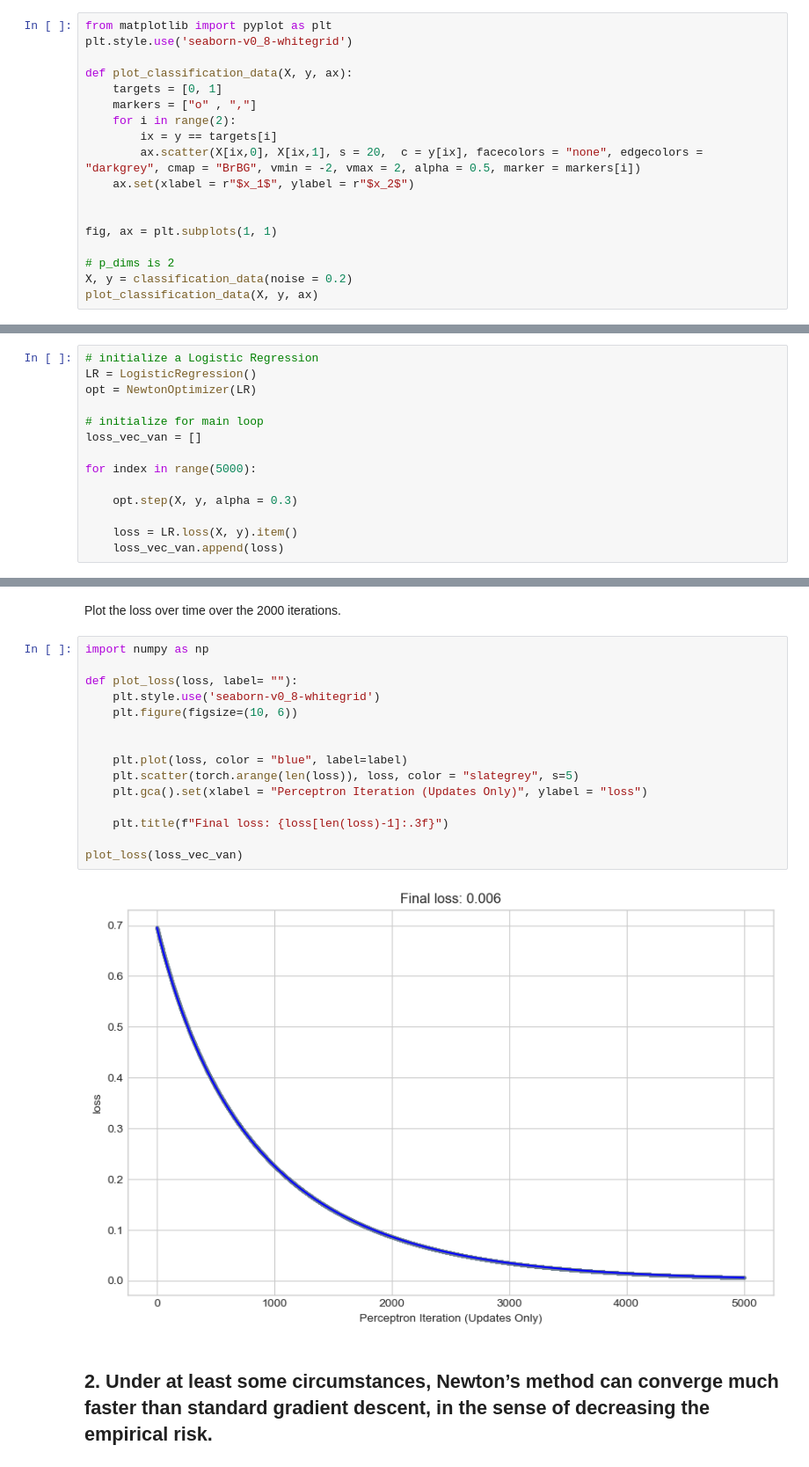
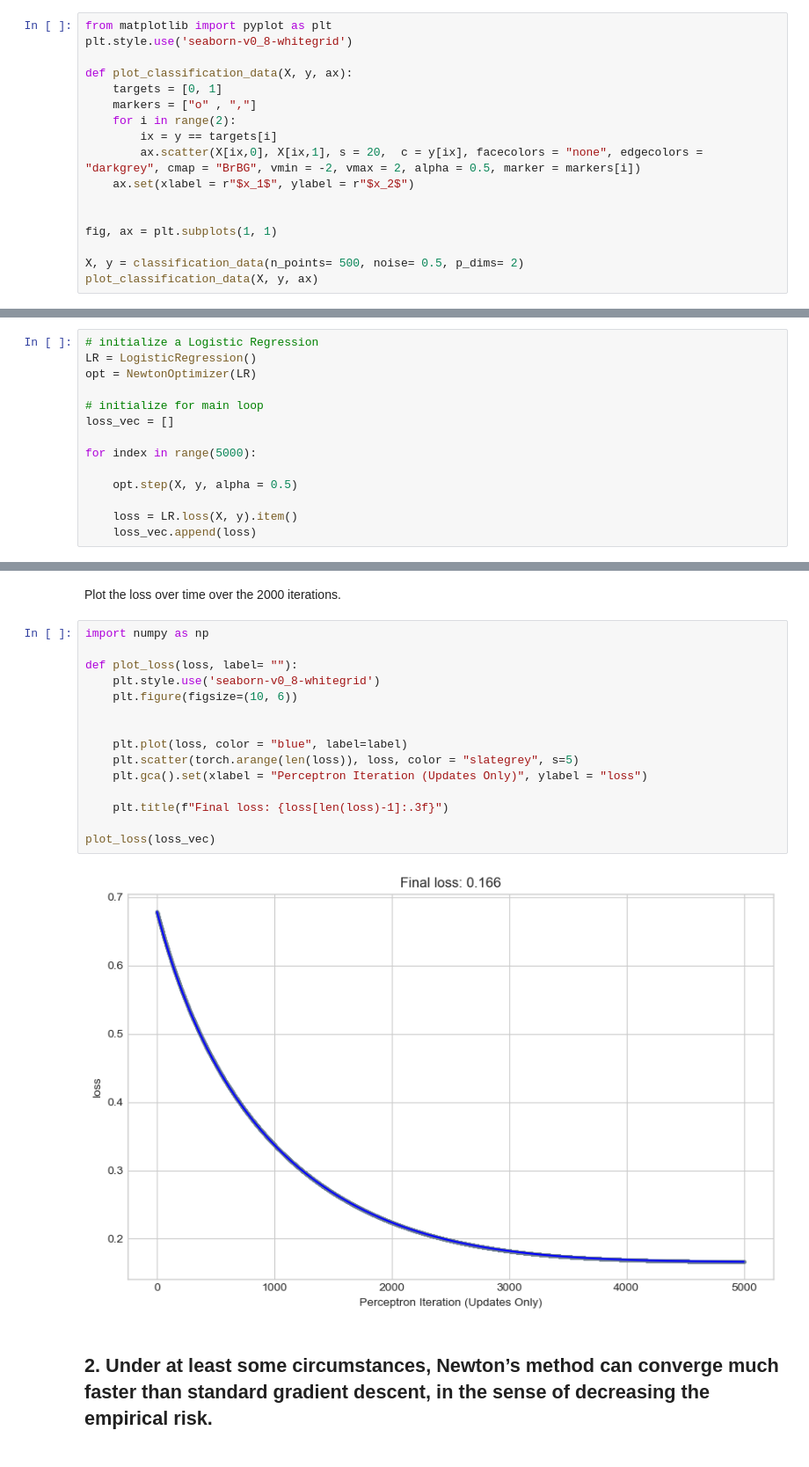
Before and after one commit to lfschweitzer/lfschweitzer.github.io, a Jupyter notebook: posts/post6/homework6.ipynb, the cells around one changed output, grey strips where cells are left out. Shown at 88% size. Saved outputs shown, nothing was run; the diff lists cells and outputs as text.

```diff
--- a/posts/post6/homework6.ipynb
+++ b/posts/post6/homework6.ipynb
@@ -51,7 +51,6 @@ def plot_classification_data(X, y, ax):
 
 fig, ax = plt.subplots(1, 1)
 
-# p_dims is 2
-X, y = classification_data(noise = 0.2)
+X, y = classification_data(n_points= 500, noise= 0.5, p_dims= 2)
 plot_classification_data(X, y, ax)
 # %% [output]
@@ -72,14 +71,14 @@ LR = LogisticRegression()
 opt = NewtonOptimizer(LR)
 
 # initialize for main loop
-loss_vec_van = []
+loss_vec = []
 
 for index in range(5000):
 
-    opt.step(X, y, alpha = 0.3)
+    opt.step(X, y, alpha = 0.5)
 
     loss = LR.loss(X, y).item()
-    loss_vec_van.append(loss)
+    loss_vec.append(loss)
 # %%
 def find_accuracy(X, y):
 
@@ -97,20 +96,20 @@ Plot the loss over time over the 2000 iterations.
 # %%
 import numpy as np
 
 def plot_loss(loss, label= ""):
     plt.style.use('seaborn-v0_8-whitegrid')
     plt.figure(figsize=(10, 6))
 
 
     plt.plot(loss, color = "blue", label=label)
     plt.scatter(torch.arange(len(loss)), loss, color = "slategrey", s=5)
     plt.gca().set(xlabel = "Perceptron Iteration (Updates Only)", ylabel = "loss")
 
     plt.title(f"Final loss: {loss[len(loss)-1]:.3f}")
 
-plot_loss(loss_vec_van)
+plot_loss(loss_vec)
 # %% [output]
-[figure, old version]
+[figure, new version]
 # %% [markdown]
 ## 2. Under at least some circumstances, Newton’s method can converge much faster than standard gradient descent, in the sense of decreasing the empirical risk.
 # %% [markdown]
```
Also changed, not shown: parts of 10 cells of this notebook, 8 other files.
